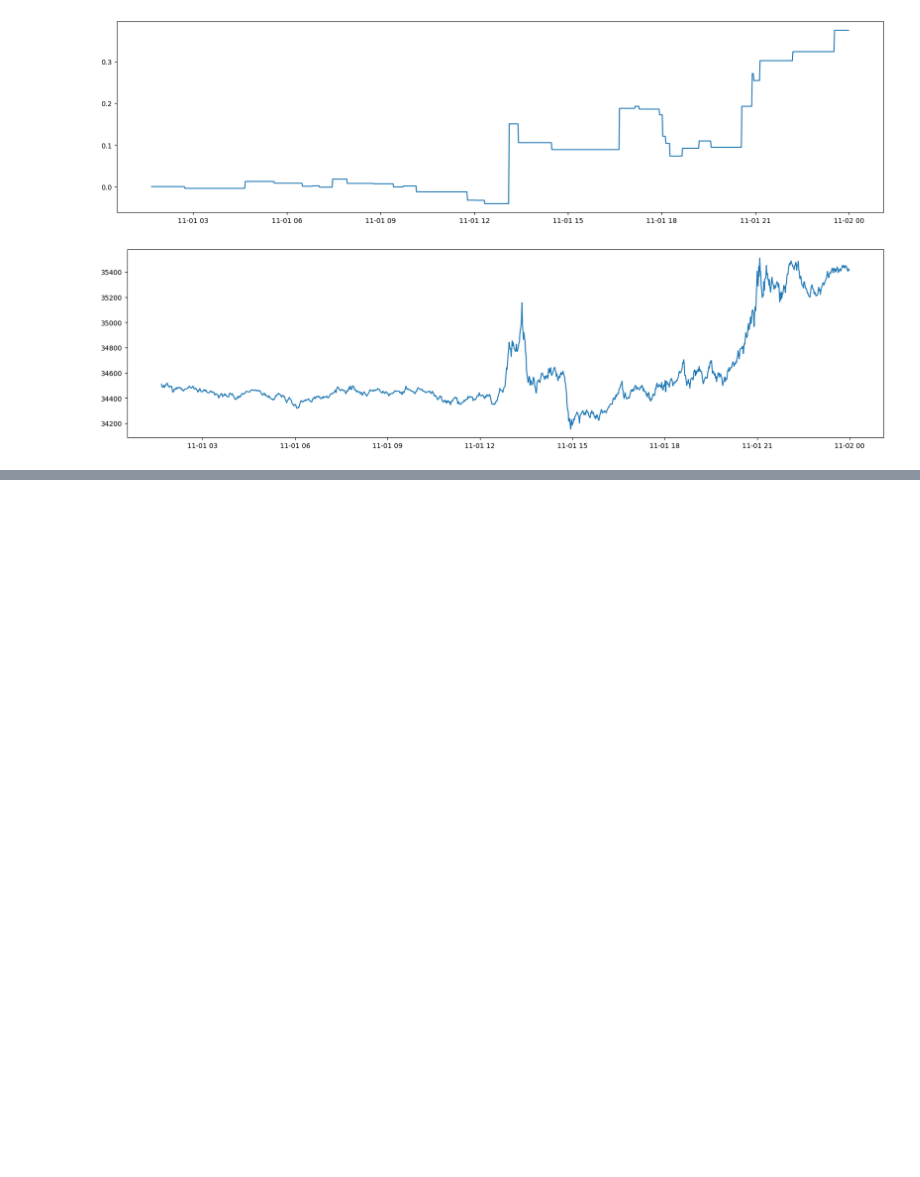
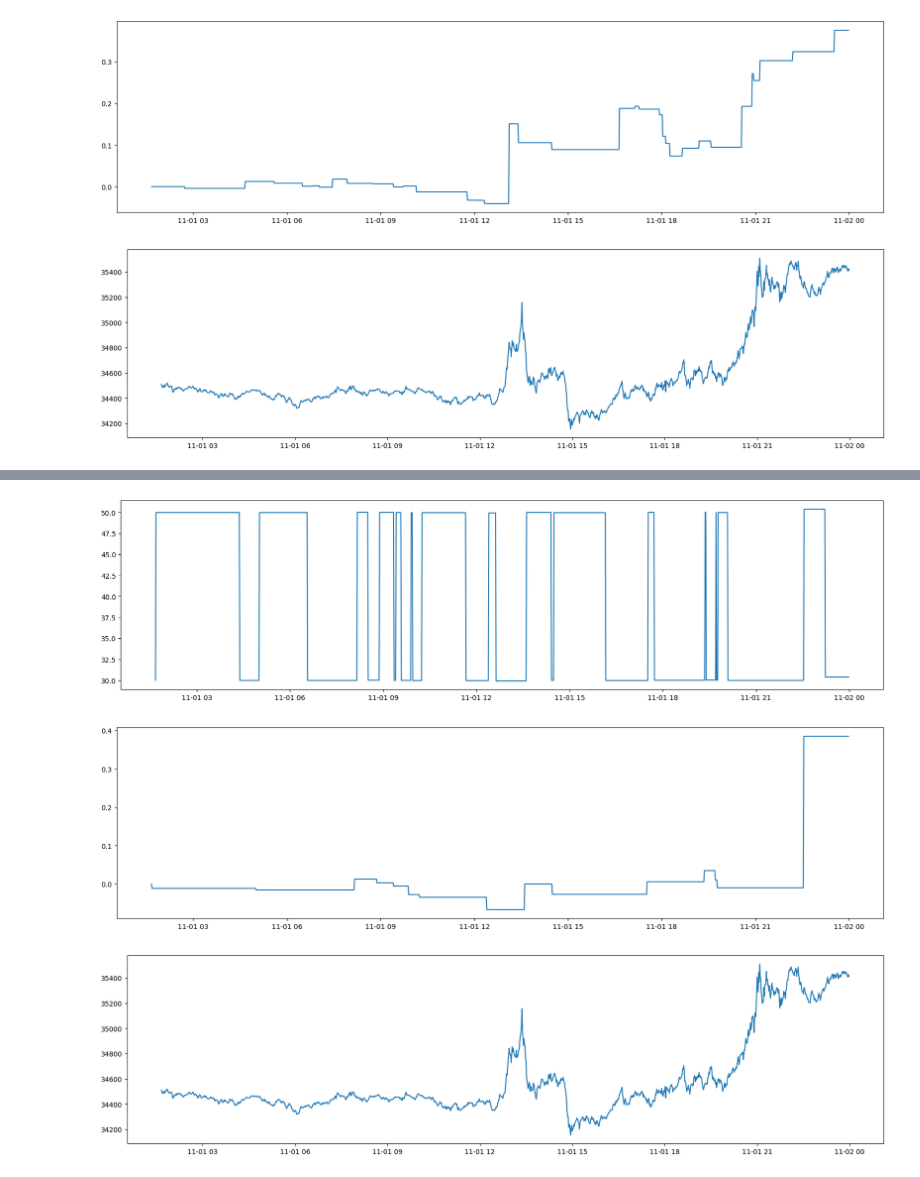
Before and after one commit to nahuelrabey/binance_panels, a Jupyter notebook: backtest.ipynb, the cells around one changed output, grey strips where cells are left out. Cells and saved outputs as stored; diff of their text form; code cells hidden in the pictures; blank space fills up the shorter version.

```diff
--- a/backtest.ipynb
+++ b/backtest.ipynb
@@ -63,0 +80,6 @@ plot(BTC)
+# %%
+plot(BTC)
+# %% [output]
+[figure, added]
+[figure, added]
+[figure, added]
```
Also changed, not shown: parts of 4 cells of this notebook.
